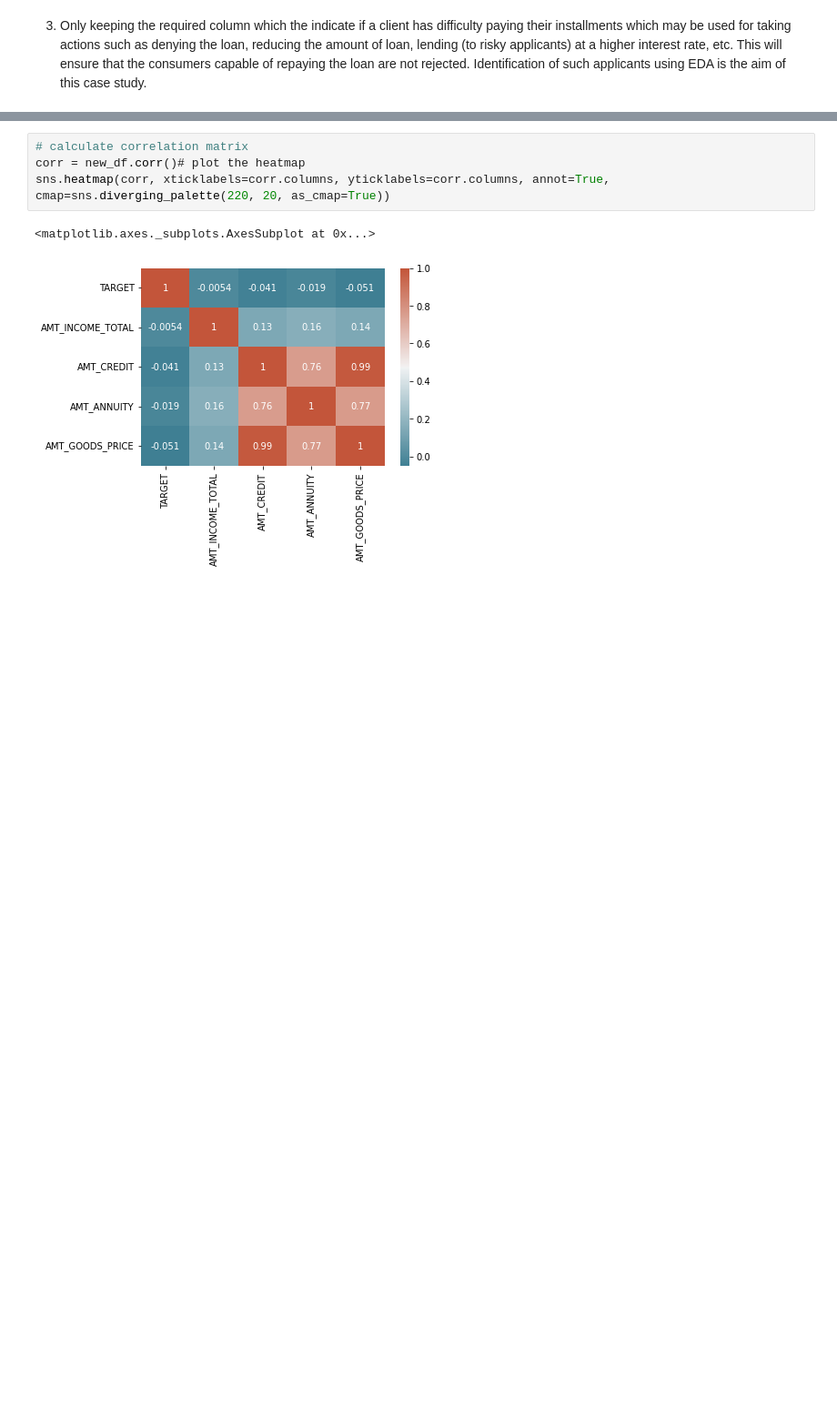
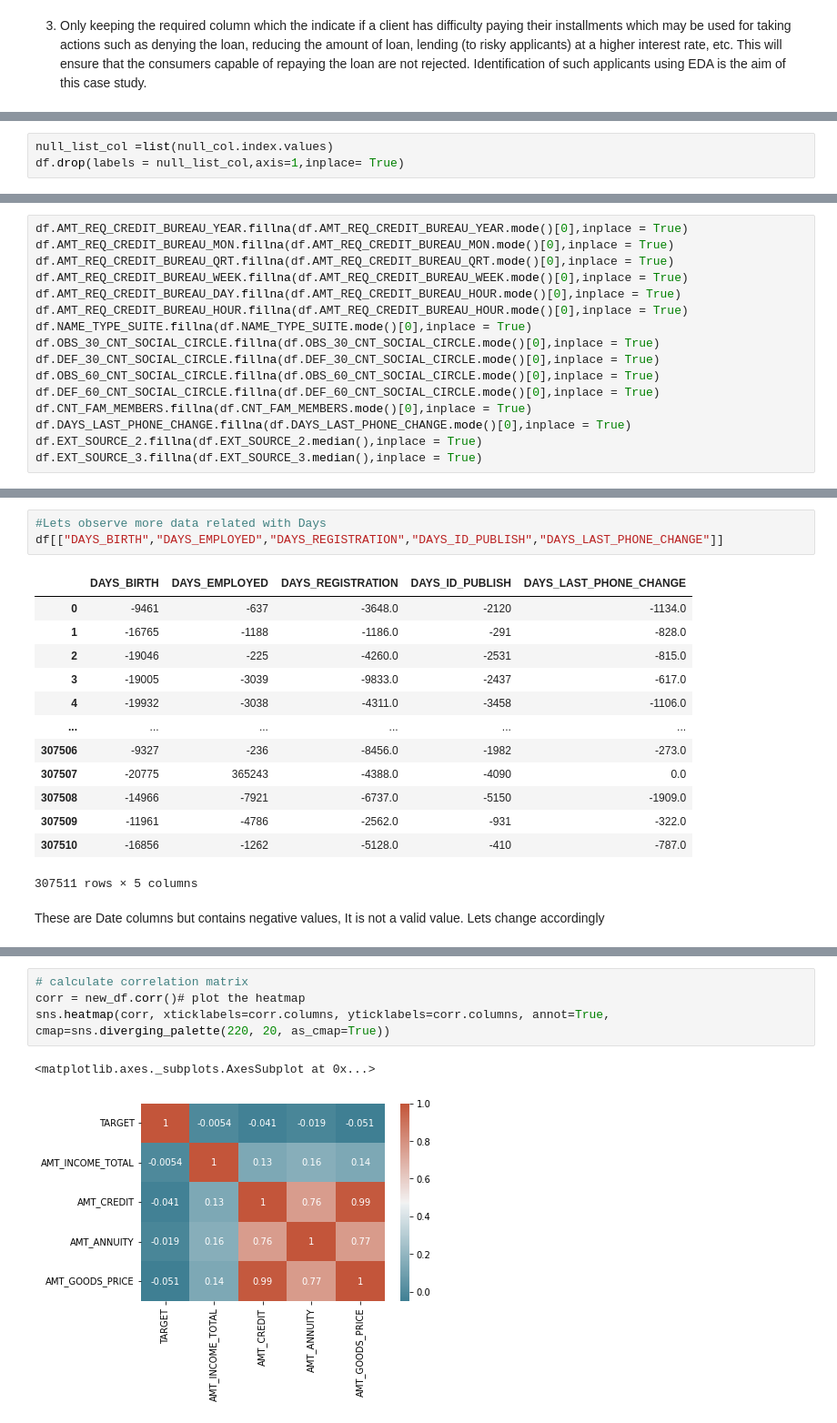
Before and after one commit to Ritu-95/python_code, a Jupyter notebook: EDA.ipynb, the cells around one changed output, grey strips where cells are left out. Shown at 91% size. Cells and saved outputs as stored; diff of their text form; blank space fills up the shorter version.

```diff
--- a/EDA.ipynb
+++ b/EDA.ipynb
@@ -89,0 +123,3 @@ new_df.shape
+# %%
+null_list_col =list(null_col.index.values)
+df.drop(labels = null_list_col,axis=1,inplace= True)
@@ -89,0 +159,16 @@ new_df.shape
+# %%
+df.AMT_REQ_CREDIT_BUREAU_YEAR.fillna(df.AMT_REQ_CREDIT_BUREAU_YEAR.mode()[0],inplace = True)
+df.AMT_REQ_CREDIT_BUREAU_MON.fillna(df.AMT_REQ_CREDIT_BUREAU_MON.mode()[0],inplace = True)
+df.AMT_REQ_CREDIT_BUREAU_QRT.fillna(df.AMT_REQ_CREDIT_BUREAU_QRT.mode()[0],inplace = True)
+df.AMT_REQ_CREDIT_BUREAU_WEEK.fillna(df.AMT_REQ_CREDIT_BUREAU_WEEK.mode()[0],inplace = True)
+df.AMT_REQ_CREDIT_BUREAU_DAY.fillna(df.AMT_REQ_CREDIT_BUREAU_HOUR.mode()[0],inplace = True)
+df.AMT_REQ_CREDIT_BUREAU_HOUR.fillna(df.AMT_REQ_CREDIT_BUREAU_HOUR.mode()[0],inplace = True)
+df.NAME_TYPE_SUITE.fillna(df.NAME_TYPE_SUITE.mode()[0],inplace = True)
+df.OBS_30_CNT_SOCIAL_CIRCLE.fillna(df.OBS_30_CNT_SOCIAL_CIRCLE.mode()[0],inplace = True)
+df.DEF_30_CNT_SOCIAL_CIRCLE.fillna(df.DEF_30_CNT_SOCIAL_CIRCLE.mode()[0],inplace = True)
+df.OBS_60_CNT_SOCIAL_CIRCLE.fillna(df.OBS_60_CNT_SOCIAL_CIRCLE.mode()[0],inplace = True)
+df.DEF_60_CNT_SOCIAL_CIRCLE.fillna(df.DEF_60_CNT_SOCIAL_CIRCLE.mode()[0],inplace = True)
+df.CNT_FAM_MEMBERS.fillna(df.CNT_FAM_MEMBERS.mode()[0],inplace = True)
+df.DAYS_LAST_PHONE_CHANGE.fillna(df.DAYS_LAST_PHONE_CHANGE.mode()[0],inplace = True)
+df.EXT_SOURCE_2.fillna(df.EXT_SOURCE_2.median(),inplace = True)
+df.EXT_SOURCE_3.fillna(df.EXT_SOURCE_3.median(),inplace = True)
@@ -89,0 +190,20 @@ new_df.shape
+# %%
+#Lets observe more data related with Days
+df[["DAYS_BIRTH","DAYS_EMPLOYED","DAYS_REGISTRATION","DAYS_ID_PUBLISH","DAYS_LAST_PHONE_CHANGE"]]
+# %% [output]
+|  | DAYS_BIRTH | DAYS_EMPLOYED | DAYS_REGISTRATION | DAYS_ID_PUBLISH | DAYS_LAST_PHONE_CHANGE |
+| 0 | -9461 | -637 | -3648.0 | -2120 | -1134.0 |
+| 1 | -16765 | -1188 | -1186.0 | -291 | -828.0 |
+| 2 | -19046 | -225 | -4260.0 | -2531 | -815.0 |
+| 3 | -19005 | -3039 | -9833.0 | -2437 | -617.0 |
+| 4 | -19932 | -3038 | -4311.0 | -3458 | -1106.0 |
+| ... | ... | ... | ... | ... | ... |
+| 307506 | -9327 | -236 | -8456.0 | -1982 | -273.0 |
+| 307507 | -20775 | 365243 | -4388.0 | -4090 | 0.0 |
+| 307508 | -14966 | -7921 | -6737.0 | -5150 | -1909.0 |
+| 307509 | -11961 | -4786 | -2562.0 | -931 | -322.0 |
+| 307510 | -16856 | -1262 | -5128.0 | -410 | -787.0 |
+307511 rows × 5 columns
+# %% [markdown]
+These are Date columns but contains negative values, It is not a valid value.
+Lets change accordingly
```
Also changed, not shown: parts of 35 cells of this notebook.
